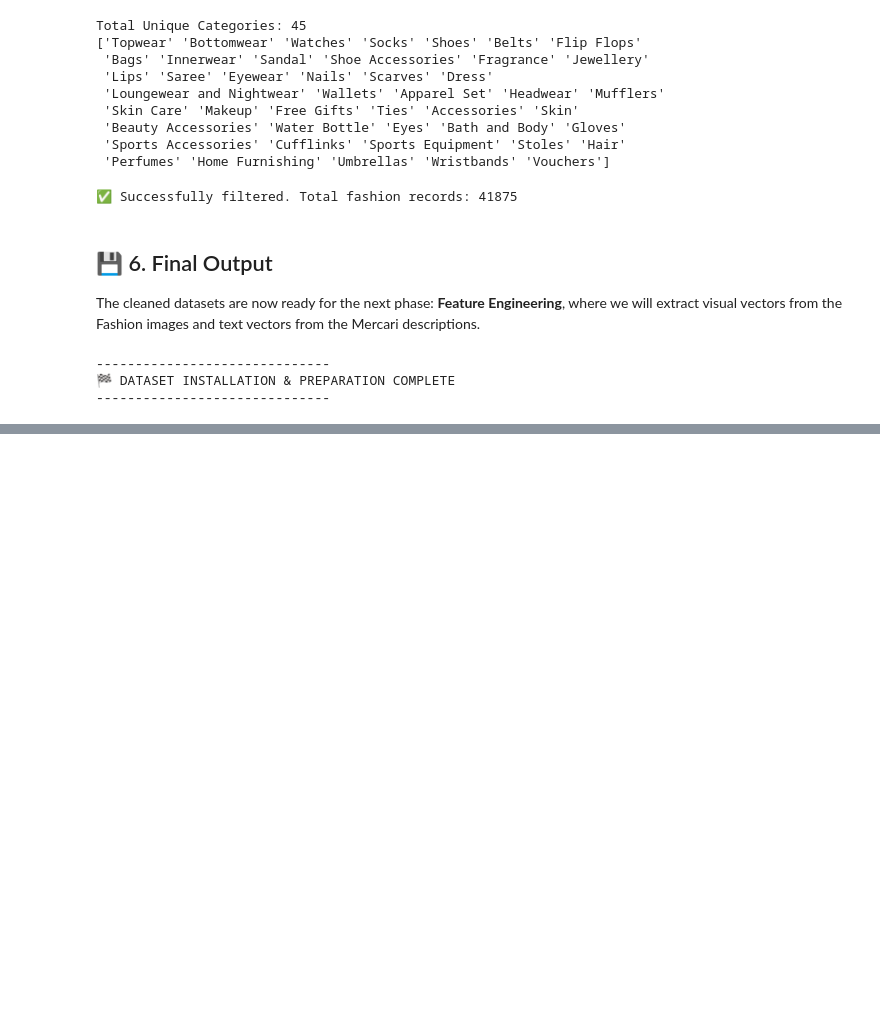
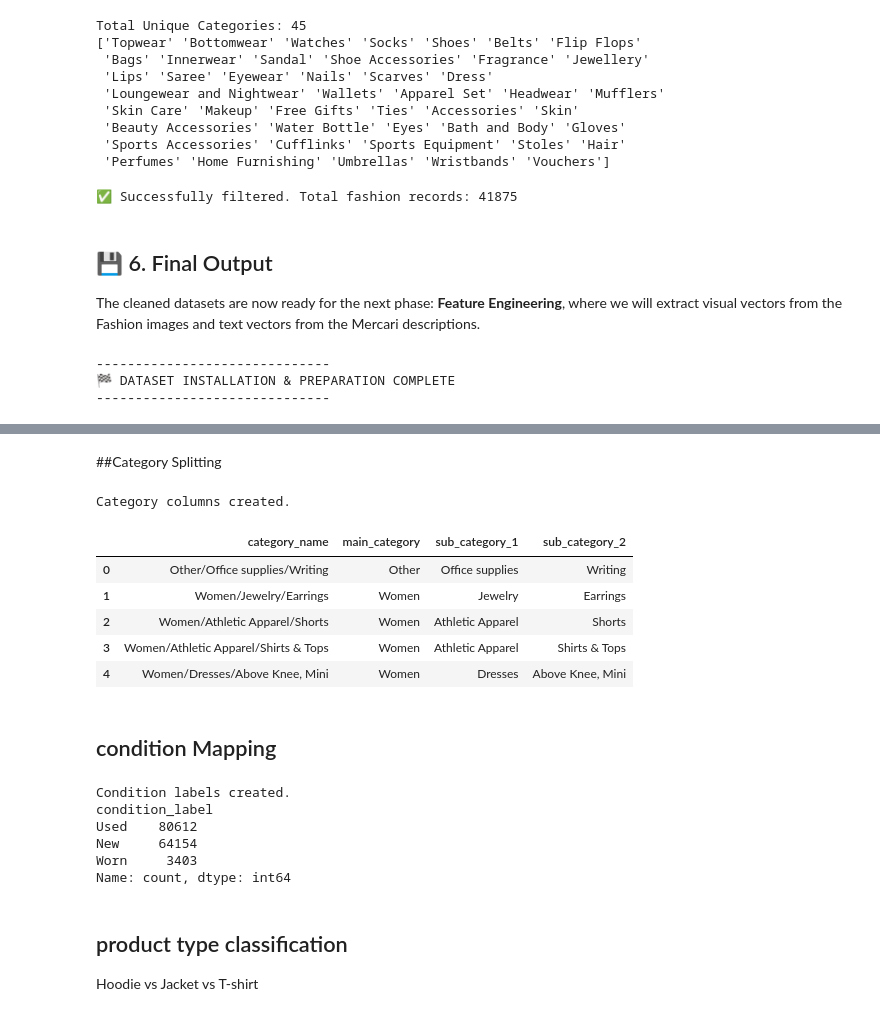
Before and after one commit to shengFung/WIF3009, a Jupyter notebook: WIF3009.ipynb, the cells around one changed output, grey strips where cells are left out. Saved outputs shown, nothing was run; the diff lists cells and outputs as text; code cells hidden in the pictures; blank space fills up the shorter version.

```diff
--- a/WIF3009.ipynb
+++ b/WIF3009.ipynb
@@ -429,0 +337,51 @@ plt.show()
+# %% [markdown]
+##Category Splitting
+# %%
+def split_category(category):
+    parts = str(category).split("/")
+
+    while len(parts) < 3:
+        parts.append("Unknown")
+
+    return parts[0], parts[1], parts[2]
+
+df_eda[["main_category", "sub_category_1", "sub_category_2"]] = df_eda["category_name"].apply(
+    lambda x: pd.Series(split_category(x))
+)
+
+print("Category columns created.")
+df_eda[["category_name", "main_category", "sub_category_1", "sub_category_2"]].head()
+# %% [output]
+Category columns created.
+|  | category_name | main_category | sub_category_1 | sub_category_2 |
+| 0 | Other/Office supplies/Writing | Other | Office supplies | Writing |
+| 1 | Women/Jewelry/Earrings | Women | Jewelry | Earrings |
+| 2 | Women/Athletic Apparel/Shorts | Women | Athletic Apparel | Shorts |
+| 3 | Women/Athletic Apparel/Shirts & Tops | Women | Athletic Apparel | Shirts & Tops |
+| 4 | Women/Dresses/Above Knee, Mini | Women | Dresses | Above Knee, Mini |
+# %% [markdown]
+## condition Mapping
+# %%
+condition_map = {
+    1: "New",
+    2: "Used",
+    3: "Used",
+    4: "Worn",
+    5: "Worn"
+}
+
+df_eda["condition_label"] = df_eda["item_condition_id"].map(condition_map)
+df_eda["condition_label"] = df_eda["condition_label"].fillna("Unknown")
+
+print("Condition labels created.")
+print(df_eda["condition_label"].value_counts())
+# %% [output]
+Condition labels created.
+condition_label
+Used    80612
+New     64154
+Worn     3403
+Name: count, dtype: int64
+# %% [markdown]
+## product type classification
+Hoodie vs Jacket vs T-shirt
```
Also changed, not shown: parts of 37 cells of this notebook.
